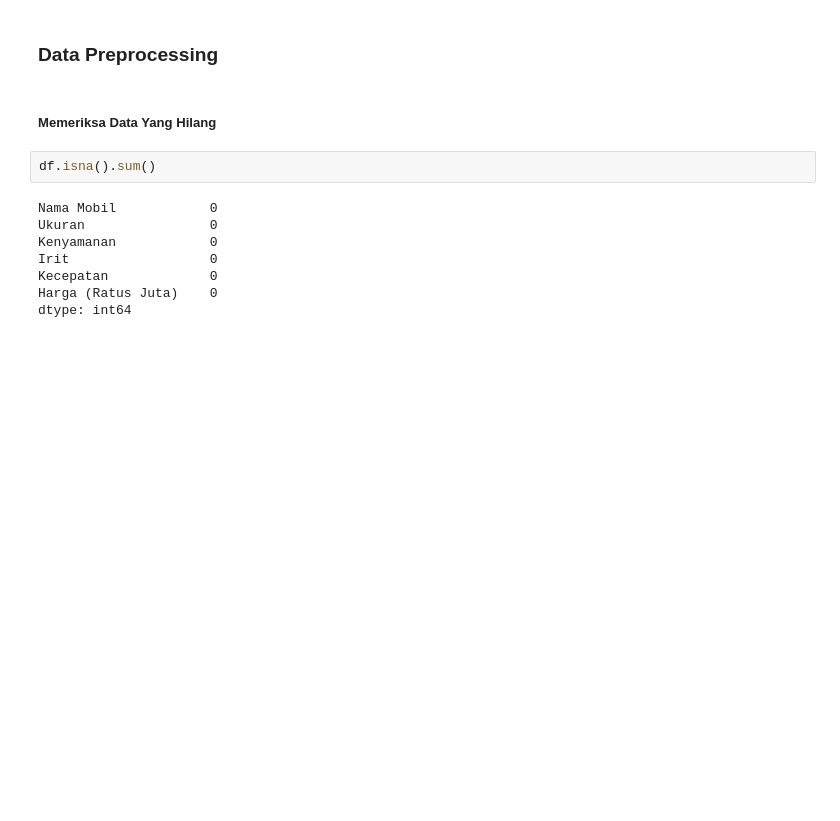
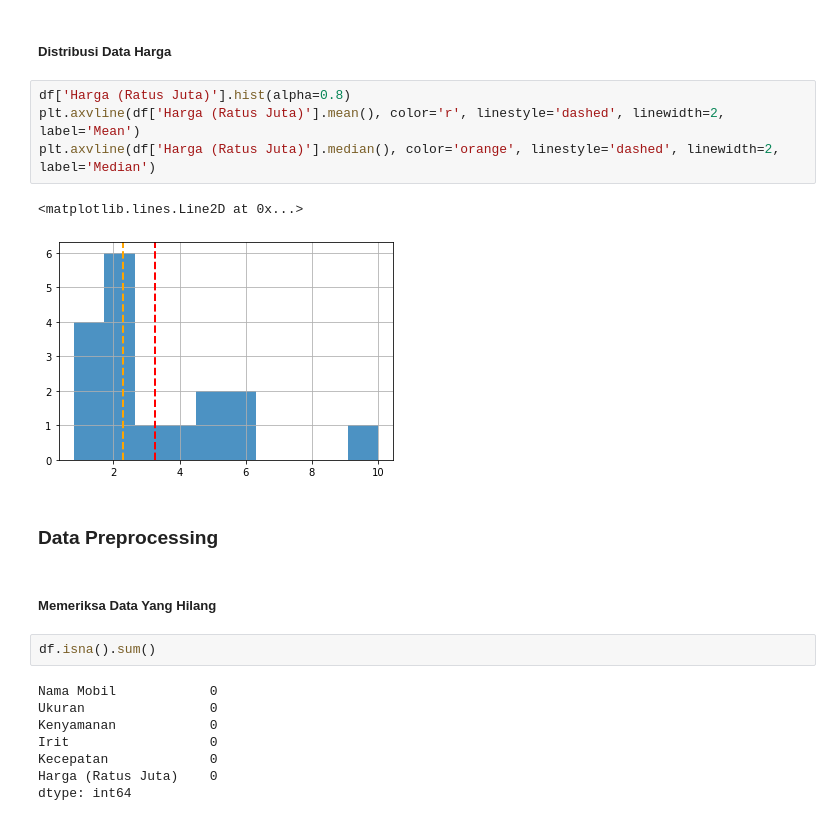
Before and after one commit to ShinyQ/Tugas-Pengantar-AI-3_KNN, a Jupyter notebook: Kelompok_1_Tugas_Pengantar_AI_KNN.ipynb, the cells around one changed output. Cells and saved outputs as stored; diff of their text form; blank space fills up the shorter version.

```diff
--- a/Kelompok_1_Tugas_Pengantar_AI_KNN.ipynb
+++ b/Kelompok_1_Tugas_Pengantar_AI_KNN.ipynb
@@ -31,6 +39,15 @@ df.describe(include='all')
 | 50% | NaN | 7.000000 | 7.000000 | 7.000000 | 7.000000 | 2.300000 |
 | 75% | NaN | 8.000000 | 8.000000 | 9.000000 | 8.000000 | 5.000000 |
 | max | NaN | 10.000000 | 10.000000 | 10.000000 | 9.000000 | 10.000000 |
+# %% [markdown]
+##### **Distribusi Data Harga**
+# %%
+df['Harga (Ratus Juta)'].hist(alpha=0.8)
+plt.axvline(df['Harga (Ratus Juta)'].mean(), color='r', linestyle='dashed', linewidth=2, label='Mean')
+plt.axvline(df['Harga (Ratus Juta)'].median(), color='orange', linestyle='dashed', linewidth=2, label='Median')
+# %% [output]
+<matplotlib.lines.Line2D at 0x...>
+[figure, added]
 # %% [markdown]
 ### **Data Preprocessing**
 # %% [markdown]
```
Also changed, not shown: parts of 20 cells of this notebook.
